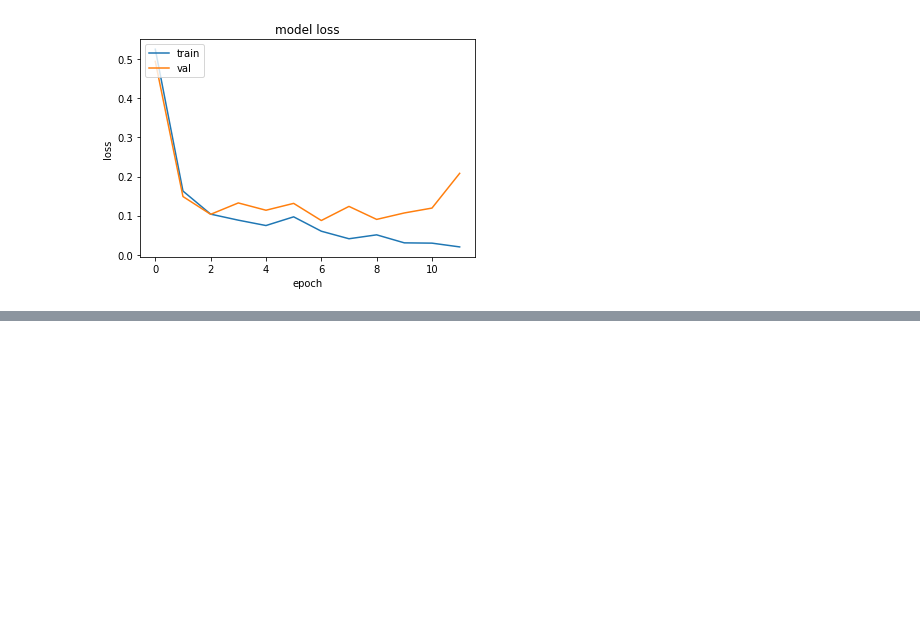
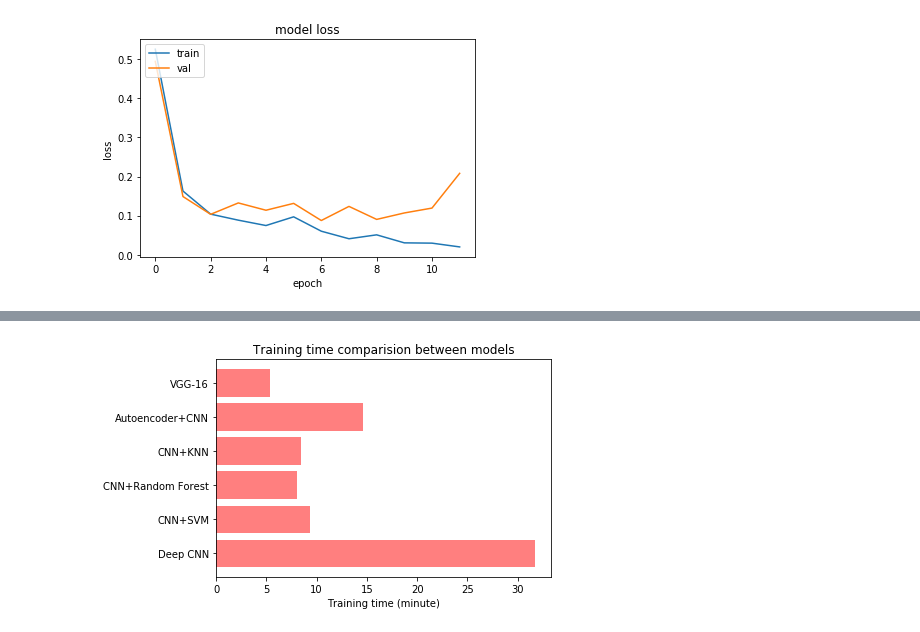
Before and after one commit to hgdangkhoi/Gender-Classification, a Jupyter notebook: Gender Classification.ipynb, the cells around one changed output, grey strips where cells are left out. Drawn from its saved outputs; the diff is of its cells as text; code cells hidden in the pictures; blank space fills up the shorter version.

```diff
--- a/Gender Classification.ipynb
+++ b/Gender Classification.ipynb
@@ -1286,0 +1125,13 @@ avg / total       0.89      0.89      0.89      4109
+# %%
+labels = ('Deep CNN', 'CNN+SVM', 'CNN+Random Forest', 'CNN+KNN', 'Autoencoder+CNN', 'VGG-16')
+y_pos = np.arange(len(labels))
+training_time = [31.72, 9.38, 8.09, 8.48, 14.6, 5.39]
+
+plt.barh(y_pos, training_time, align='center', alpha=0.5, color='red')
+plt.yticks(y_pos, labels)
+plt.xlabel('Training time (minute)')
+plt.title('Training time comparision between models')
+
+plt.show()
+# %% [output]
+[figure, added]
```
Also changed, not shown: parts of 21 cells of this notebook.
